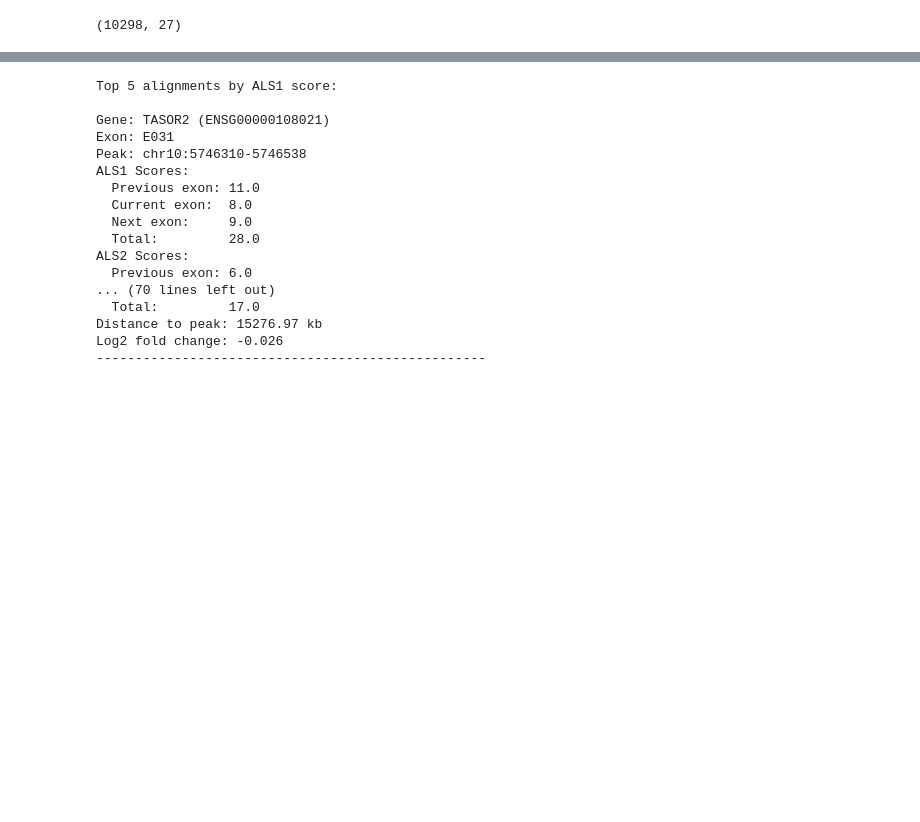
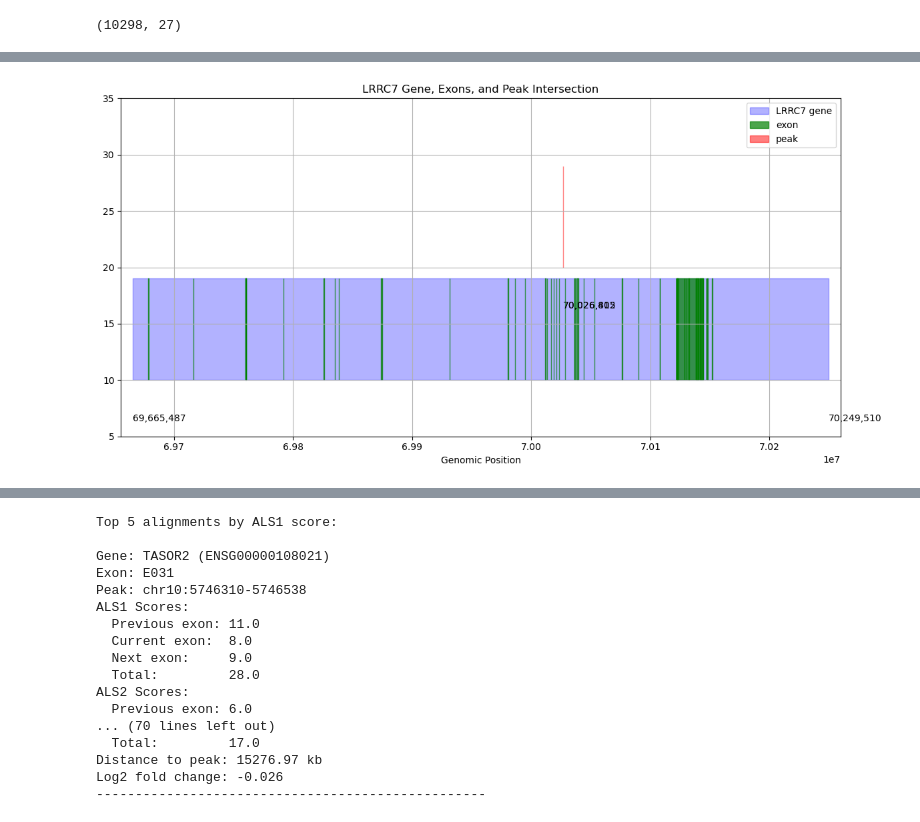
Before and after one commit to michal7kw/SRF_Snords, a Jupyter notebook: 6_overlap_peaks_DE_permisive.ipynb, the cells around one changed output, grey strips where cells are left out. Saved outputs shown, nothing was run; the diff lists cells and outputs as text; code cells hidden in the pictures; blank space fills up the shorter version.

```diff
--- a/6_overlap_peaks_DE_permisive.ipynb
+++ b/6_overlap_peaks_DE_permisive.ipynb
@@ -343,0 +456,80 @@ enriched_overlaps_df3.to_excel('enriched_overlaps_df3_with_sum_scores.xlsx', ind
+# %%
+import matplotlib.pyplot as plt
+import numpy as np
+import requests
+import json
+
+def fetch_exon_coordinates(gene_id):
+    """Fetch exon coordinates from Ensembl REST API"""
+    base_url = "https://rest.ensembl.org"
+    headers = {
+        "Content-Type": "application/json",
+        "Accept": "application/json"
+    }
+
+    ext = f"/lookup/id/{gene_id}?expand=1"
+    response = requests.get(base_url + ext, headers=headers)
+
+    if response.status_code != 200:
+        return []
+
+    data = response.json()
+    exon_coords = []
+
+    # Collect unique exon coordinates from all transcripts
+    for transcript in data.get('Transcript', []):
+        for exon in transcript.get('Exon', []):
+            coords = (exon['start'], exon['end'])
+            if coords not in exon_coords:
+                exon_coords.append(coords)
+
+    return sorted(exon_coords)
+
+# Define ranges
+range1 = (69665487, 70249510)  # LRRC7 gene coordinates
+range2 = (70026415, 70026802)  # peak coordinates
+
+# Fetch exon coordinates
+exon_coords = fetch_exon_coordinates("ENSG00000033122")
+
+fig, ax = plt.subplots(figsize=(12, 6))
+
+# Plot gene range
+ax.broken_barh([(range1[0], range1[1]-range1[0])], (10, 9),
+               color='blue', alpha=0.3, label='LRRC7 gene')
+
+# Plot exons
+first_exon = True
+for start, end in exon_coords:
+    ax.broken_barh([(start, end-start)], (10, 9),
+                  color='green', alpha=0.7,
+                  label='exon' if first_exon else None)
+    first_exon = False
+
+# Plot peak
+ax.broken_barh([(range2[0], range2[1]-range2[0])], (20, 9),
+               color='red', alpha=0.5, label='peak')
+
+# Customize plot
+ax.set_ylim(5, 35)
+ax.set_xlim(range1[0]-10000, range1[1]+10000)
+ax.set_xlabel('Genomic Position')
+ax.grid(True)
+ax.legend()
+
+# Add range labels
+for i, (start, end) in enumerate([(range1[0], range1[1]), (range2[0], range2[1])]):
+    y = 10 if i == 0 else 20
+    plt.text(start, y-3, f'{start:,}', verticalalignment='top')
+    plt.text(end, y-3, f'{end:,}', verticalalignment='top')
+
+plt.title('LRRC7 Gene, Exons, and Peak Intersection')
+plt.tight_layout()
+plt.show()
+
+# Calculate intersection size
+intersection_size = intersection_end - intersection_start
+print(f"Intersection range: {intersection_start:,} - {intersection_end:,} ({intersection_size:,} positions)")
+print(f"Number of exons: {len(exon_coords)}")
+# %% [output]
+[figure, added]
```
Also changed, not shown: parts of 6 cells of this notebook.
